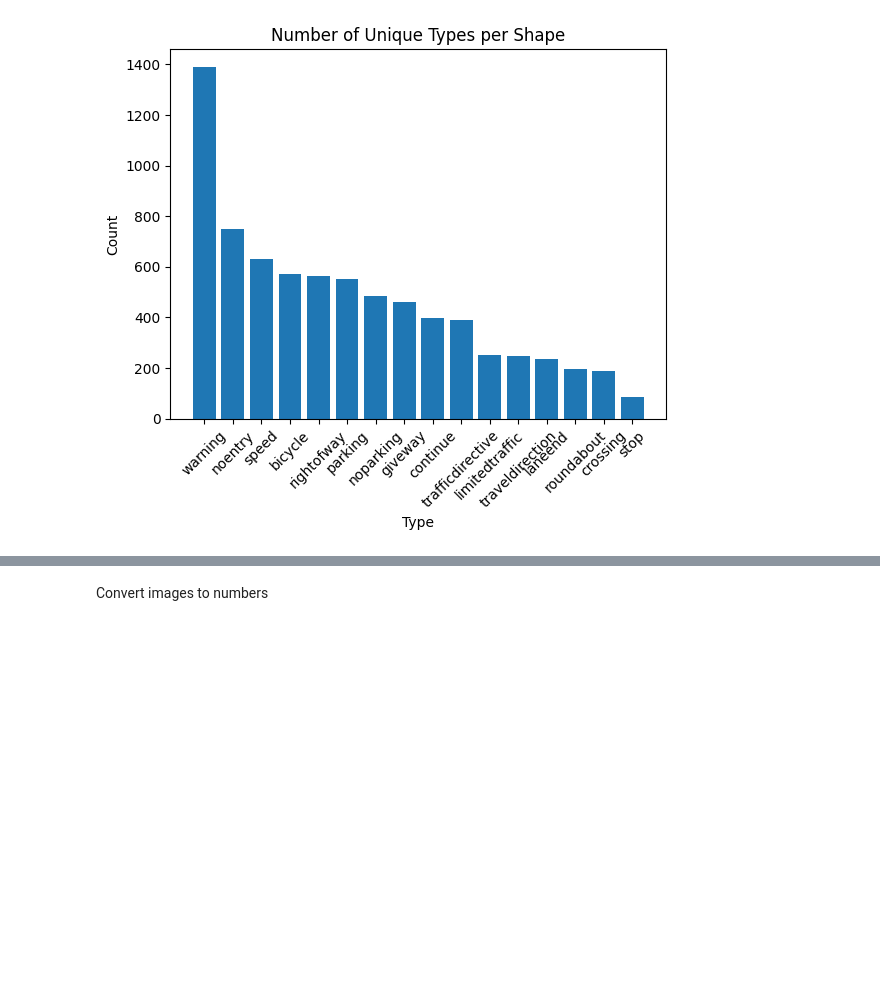
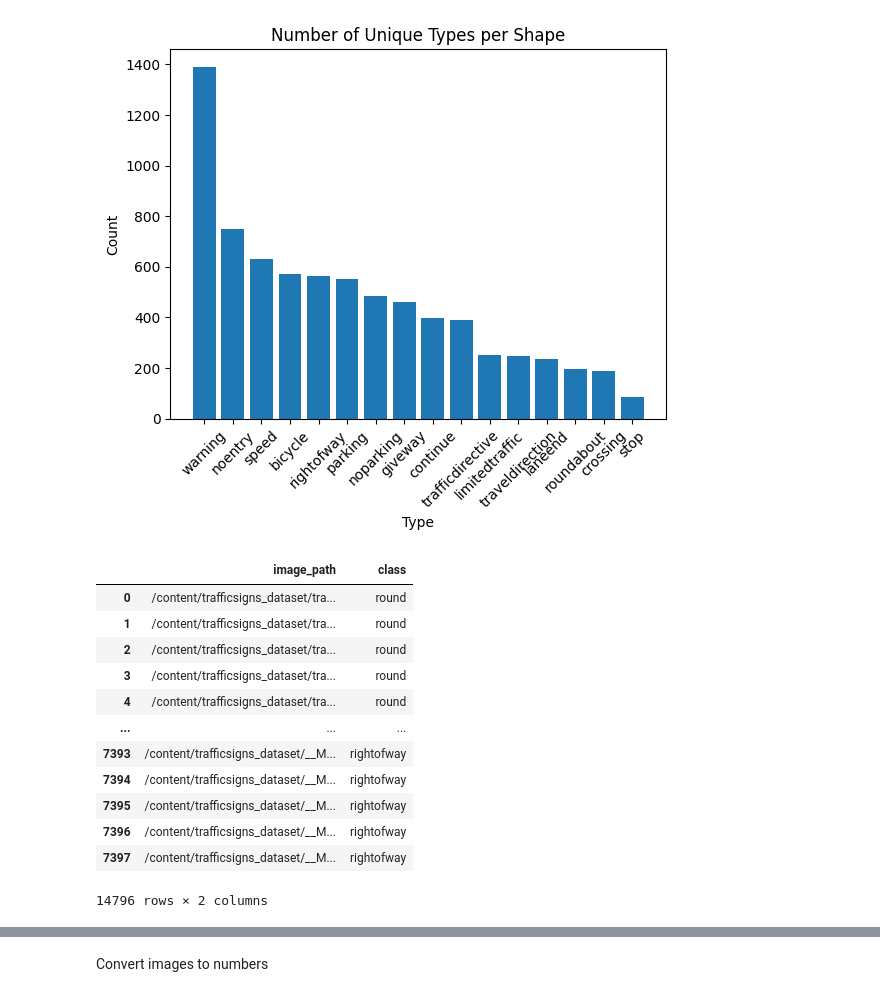
Before and after one commit to afrahhassan/afrahhassan, a Jupyter notebook: assignment2.ipynb, the cells around one changed output, grey strips where cells are left out. Drawn from its saved outputs; the diff is of its cells as text; code cells hidden in the pictures; blank space fills up the shorter version.

```diff
--- a/assignment2.ipynb
+++ b/assignment2.ipynb
@@ -203,3 +203,20 @@ plt.xticks(rotation=45)
 plt.show()
 # %% [output]
 [figure]
+# %%
+main = pd.concat([data_1, data_2], axis=0)
+main
+# %% [output]
+|  | image_path | class |
+| 0 | /content/trafficsigns_dataset/tra... | round |
+| 1 | /content/trafficsigns_dataset/tra... | round |
+| 2 | /content/trafficsigns_dataset/tra... | round |
+| 3 | /content/trafficsigns_dataset/tra... | round |
+| 4 | /content/trafficsigns_dataset/tra... | round |
+| ... | ... | ... |
+| 7393 | /content/trafficsigns_dataset/__M... | rightofway |
+| 7394 | /content/trafficsigns_dataset/__M... | rightofway |
+| 7395 | /content/trafficsigns_dataset/__M... | rightofway |
+| 7396 | /content/trafficsigns_dataset/__M... | rightofway |
+| 7397 | /content/trafficsigns_dataset/__M... | rightofway |
+14796 rows × 2 columns
```
Also changed, not shown: parts of 14 cells of this notebook.
